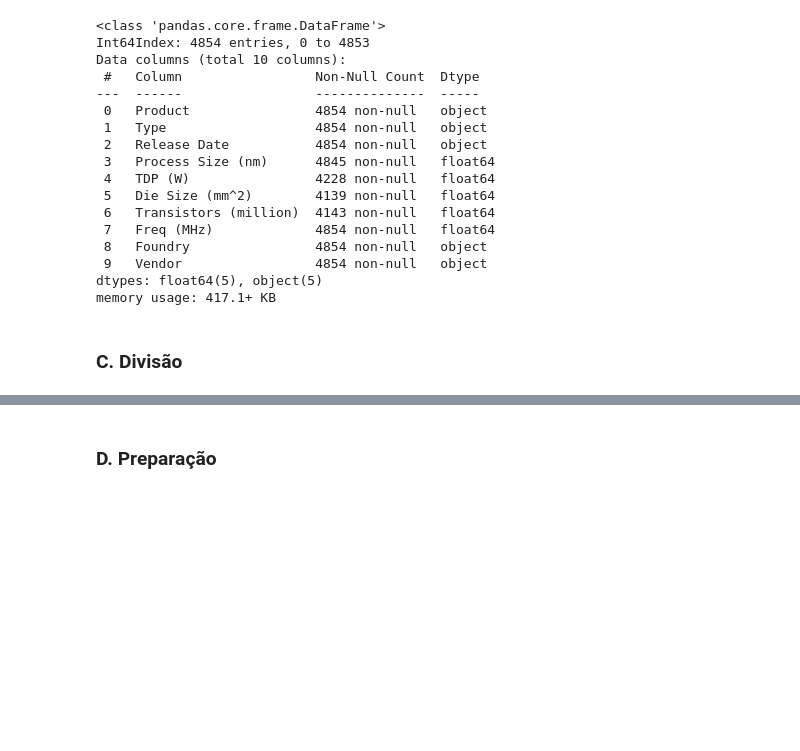
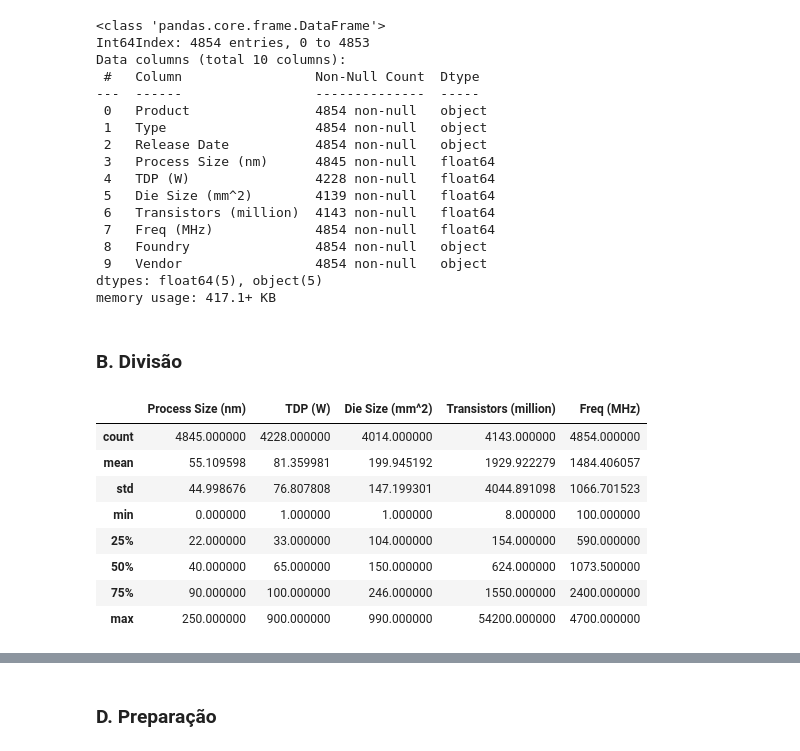
Before and after one commit to Felipanjos/a3_ia_2022.2, a Jupyter notebook: Projeto_IA.ipynb, the cells around one changed output, grey strips where cells are left out. Saved outputs shown, nothing was run; the diff lists cells and outputs as text; code cells hidden in the pictures; blank space fills up the shorter version.

```diff
--- a/Projeto_IA.ipynb
+++ b/Projeto_IA.ipynb
@@ -60,4 +45,16 @@ df['total'] = obj_column_to_int(df['total'])
 num_attribs = list(df.describe().columns)
 cat_attribs = ['Vendor']
 # %% [markdown]
-### C. Divisão
+### B. Divisão
+# %%
+df.describe()
+# %% [output]
+|  | Process Size (nm) | TDP (W) | Die Size (mm^2) | Transistors (million) | Freq (MHz) |
+| count | 4845.000000 | 4228.000000 | 4014.000000 | 4143.000000 | 4854.000000 |
+| mean | 55.109598 | 81.359981 | 199.945192 | 1929.922279 | 1484.406057 |
+| std | 44.998676 | 76.807808 | 147.199301 | 4044.891098 | 1066.701523 |
+| min | 0.000000 | 1.000000 | 1.000000 | 8.000000 | 100.000000 |
+| 25% | 22.000000 | 33.000000 | 104.000000 | 154.000000 | 590.000000 |
+| 50% | 40.000000 | 65.000000 | 150.000000 | 624.000000 | 1073.500000 |
+| 75% | 90.000000 | 100.000000 | 246.000000 | 1550.000000 | 2400.000000 |
+| max | 250.000000 | 900.000000 | 990.000000 | 54200.000000 | 4700.000000 |
```
Also changed, not shown: parts of 14 cells of this notebook.
